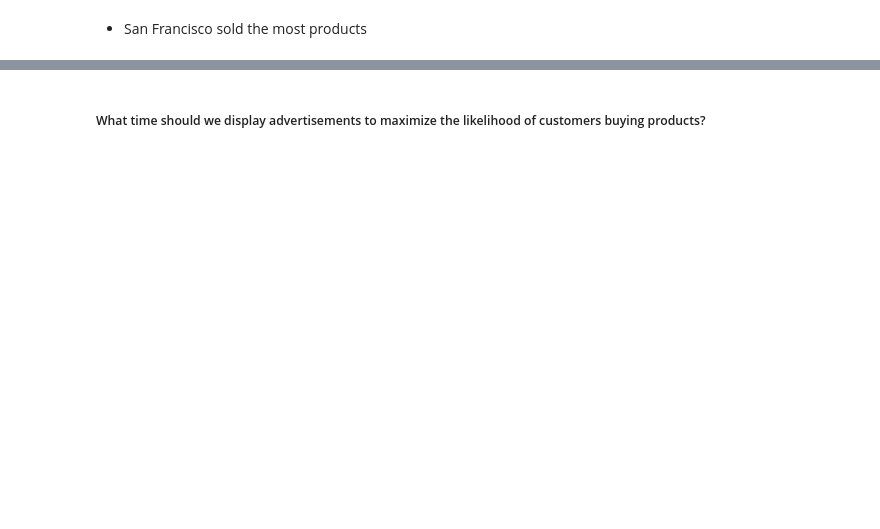
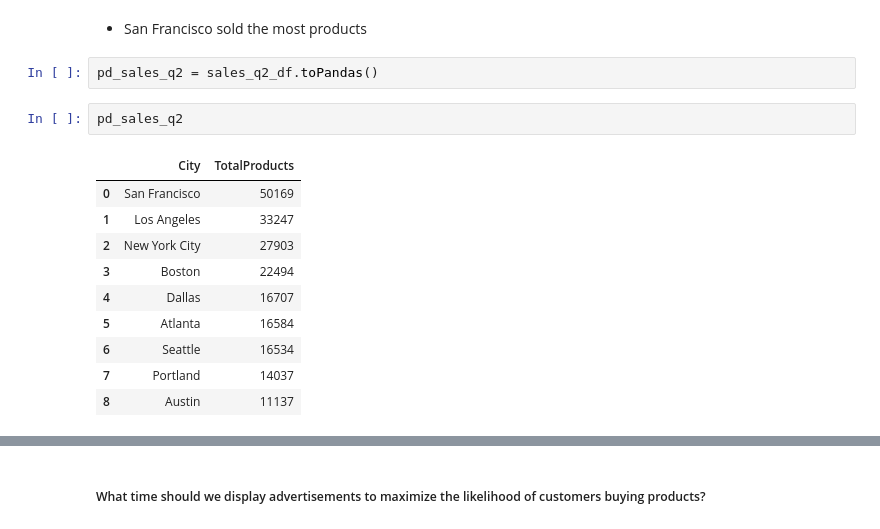
Before and after one commit to japerry911/Spark_Tutorials, a Jupyter notebook: challenges/challenge_3_sales_analytics/challenge_3.ipynb, the cells around one changed output, grey strips where cells are left out. Saved outputs shown, nothing was run; the diff lists cells and outputs as text; blank space fills up the shorter version.

```diff
--- a/challenges/challenge_3_sales_analytics/challenge_3.ipynb
+++ b/challenges/challenge_3_sales_analytics/challenge_3.ipynb
@@ -187,2 +226,17 @@ only showing top 5 rows
 # %% [markdown]
 - San Francisco sold the most products
+# %%
+pd_sales_q2 = sales_q2_df.toPandas()
+# %%
+pd_sales_q2
+# %% [output]
+|  | City | TotalProducts |
+| 0 | San Francisco | 50169 |
+| 1 | Los Angeles | 33247 |
+| 2 | New York City | 27903 |
+| 3 | Boston | 22494 |
+| 4 | Dallas | 16707 |
+| 5 | Atlanta | 16584 |
+| 6 | Seattle | 16534 |
+| 7 | Portland | 14037 |
+| 8 | Austin | 11137 |
```
Also changed, not shown: parts of 20 cells of this notebook.
